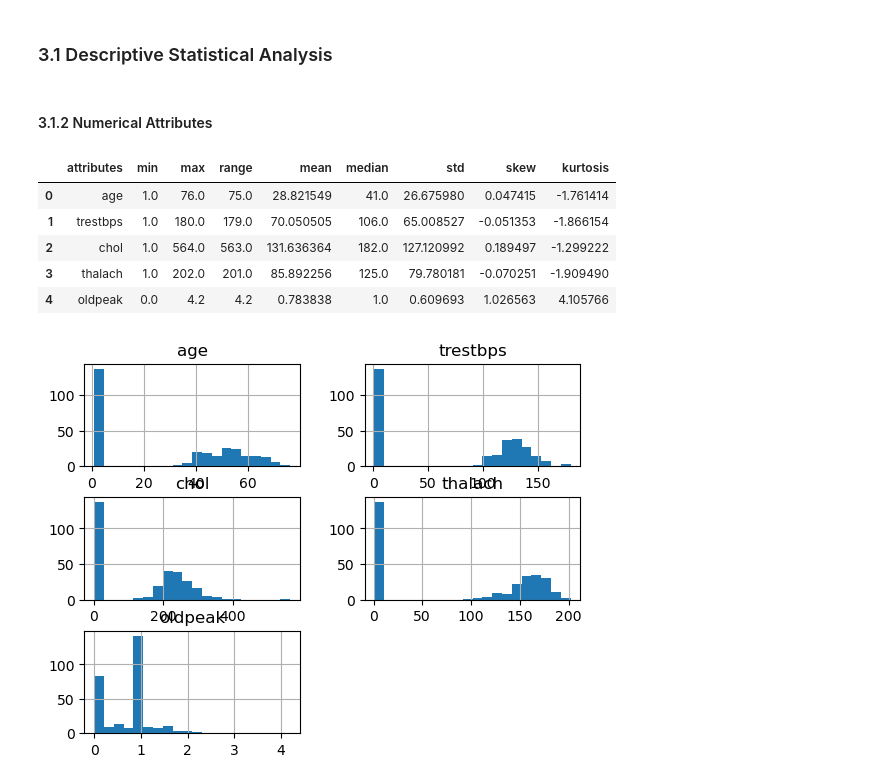
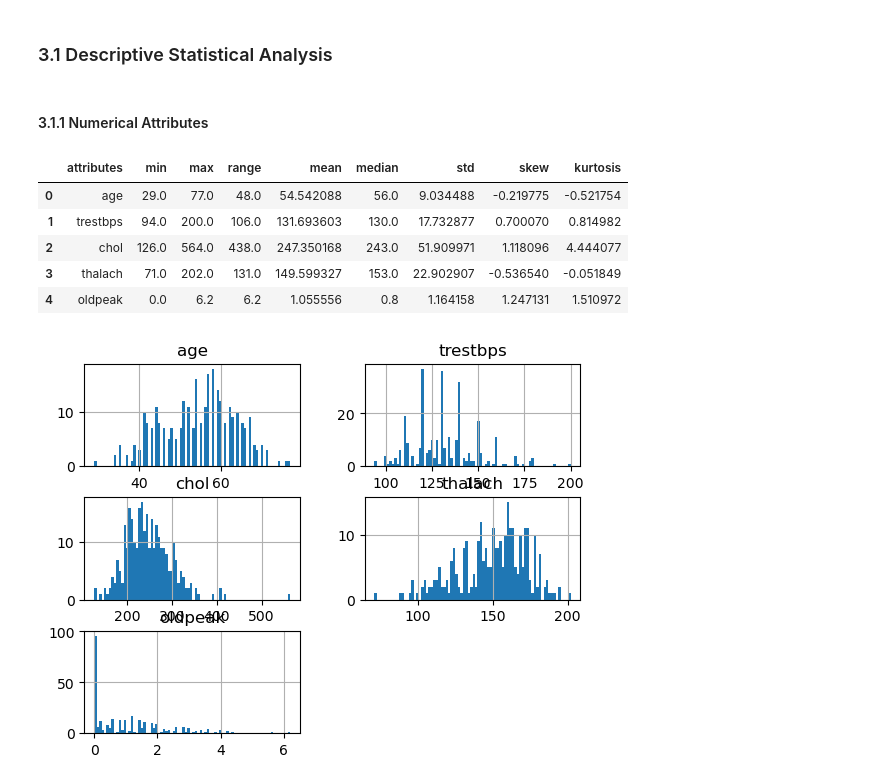
Before and after one commit to victor-bongestab/heart-disease, a Jupyter notebook: heart-disease.ipynb, the cells around one changed output. Drawn from its saved outputs; the diff is of its cells as text; code cells hidden in the pictures.

Commit message:
crisp phase: eda, descriptive stats, numerical attributes

```diff
--- a/heart-disease.ipynb
+++ b/heart-disease.ipynb
@@ -223,4 +238,4 @@ cat_attributes = [att for att in attributes if att not in num_attributes]
 # with 0 as 0, but 1, 2, 3, 4 as 1.
 # If I'd take a guess, it may identify from which of the four
 # databases these positives come from.
-df2[df2['num'] > 0] = 1
+df2.loc[df2['num'] > 0, 'num'] = 1
@@ -232,7 +261,7 @@ df3 = df2.copy()
 # %% [markdown]
 ### 3.1 Descriptive Statistical Analysis
 # %% [markdown]
-#### 3.1.2 Numerical Attributes
+#### 3.1.1 Numerical Attributes
 # %%
 # Central Tendency
 ct1 = pd.DataFrame( df3[num_attributes].apply( np.mean ) ).T
@@ -252,8 +281,8 @@ summary.columns = [ 'attributes', 'min', 'max', 'range', 'mean', 'median', 'std'
 summary
 # %% [output]
 |  | attributes | min | max | range | mean | median | std | skew | kurtosis |
-| 0 | age | 1.0 | 76.0 | 75.0 | 28.821549 | 41.0 | 26.675980 | 0.047415 | -1.761414 |
-| 1 | trestbps | 1.0 | 180.0 | 179.0 | 70.050505 | 106.0 | 65.008527 | -0.051353 | -1.866154 |
-| 2 | chol | 1.0 | 564.0 | 563.0 | 131.636364 | 182.0 | 127.120992 | 0.189497 | -1.299222 |
-| 3 | thalach | 1.0 | 202.0 | 201.0 | 85.892256 | 125.0 | 79.780181 | -0.070251 | -1.909490 |
-| 4 | oldpeak | 0.0 | 4.2 | 4.2 | 0.783838 | 1.0 | 0.609693 | 1.026563 | 4.105766 |
+| 0 | age | 29.0 | 77.0 | 48.0 | 54.542088 | 56.0 | 9.034488 | -0.219775 | -0.521754 |
+| 1 | trestbps | 94.0 | 200.0 | 106.0 | 131.693603 | 130.0 | 17.732877 | 0.700070 | 0.814982 |
+| 2 | chol | 126.0 | 564.0 | 438.0 | 247.350168 | 243.0 | 51.909971 | 1.118096 | 4.444077 |
+| 3 | thalach | 71.0 | 202.0 | 131.0 | 149.599327 | 153.0 | 22.902907 | -0.536540 | -0.051849 |
+| 4 | oldpeak | 0.0 | 6.2 | 6.2 | 1.055556 | 0.8 | 1.164158 | 1.247131 | 1.510972 |
@@ -267,4 +294,4 @@ summary
 # %%
-df3[num_attributes].hist( bins=20 );
+df3[num_attributes].hist( bins=80 );
 # %% [output]
-[figure, old version]
+[figure, new version]
```
Also changed, not shown: parts of 15 cells of this notebook.
